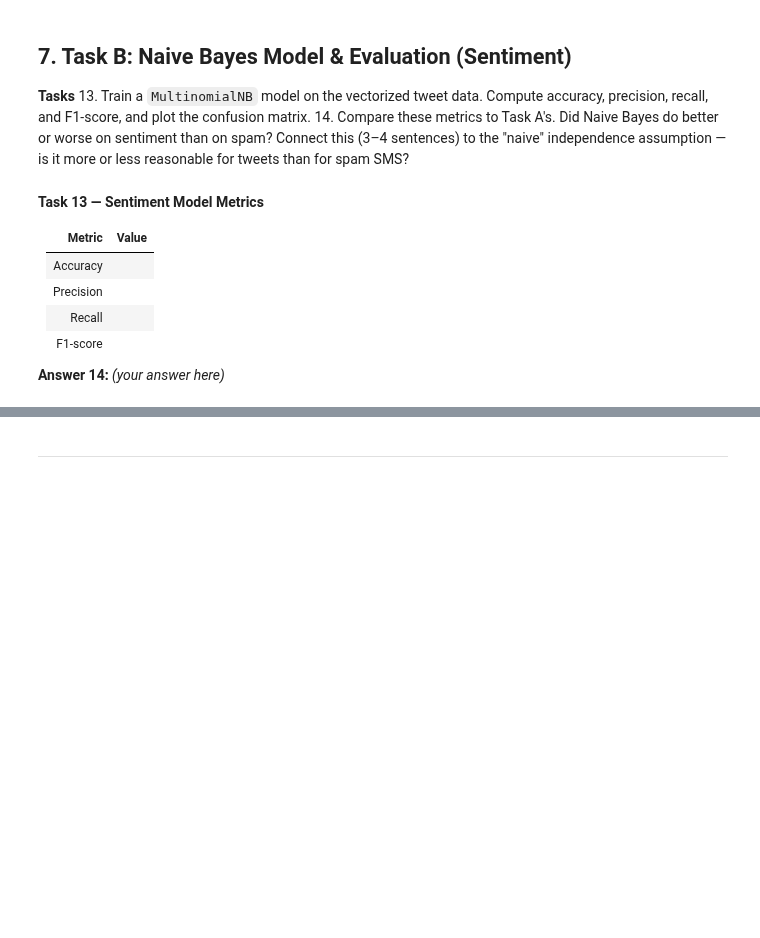
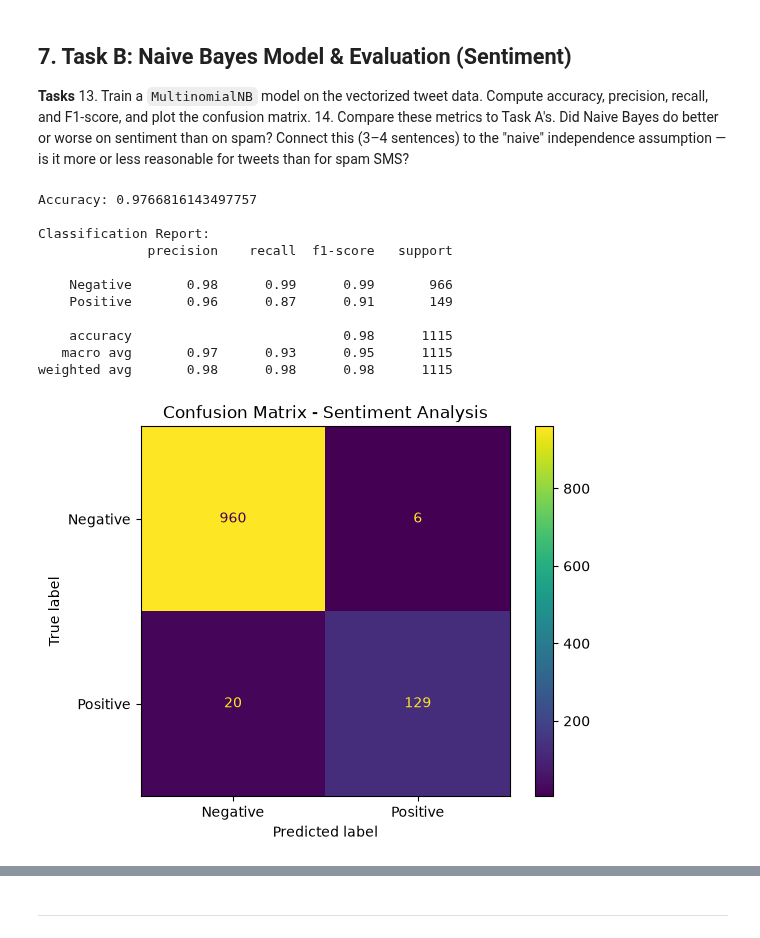
Before and after one commit to hussainwaseer/machine-learning-labs-sem5, a Jupyter notebook: machine learning lab 7/week7_ML_FA26.ipynb, the cells around one changed output, grey strips where cells are left out. Drawn from its saved outputs; the diff is of its cells as text; code cells hidden in the pictures; blank space fills up the shorter version.

```diff
--- a/machine learning lab 7/week7_ML_FA26.ipynb
+++ b/machine learning lab 7/week7_ML_FA26.ipynb
@@ -264,12 +278,39 @@ _(your answer here)_
-# %% [markdown]
-**Task 13 — Sentiment Model Metrics**
-
-| Metric | Value |
-|---|---|
-| Accuracy | |
-| Precision | |
-| Recall | |
-| F1-score | |
-
-**Answer 14:**
-_(your answer here)_
+# %%
+# Task 13 — train MultinomialNB, compute metrics, plot confusion matrix
+
+from sklearn.naive_bayes import MultinomialNB
+
+nb_sentiment = MultinomialNB()
+nb_sentiment.fit(X_train_vec, y_train)
+y_pred_sentiment = nb_sentiment.predict(X_test_vec)
+
+print("Accuracy:", accuracy_score(y_test, y_pred_sentiment))
+
+print("\nClassification Report:")
+print(classification_report(
+    y_test,
+    y_pred_sentiment,
+    target_names=["Negative", "Positive"]
+))
+cm = confusion_matrix(y_test, y_pred_sentiment)
+
+disp = ConfusionMatrixDisplay(
+    confusion_matrix=cm,
+    display_labels=["Negative", "Positive"]
+)
+disp.plot()
+plt.title("Confusion Matrix - Sentiment Analysis")
+plt.show()
+# %% [output]
+Accuracy: 0.9766816143497757
+
+Classification Report:
+              precision    recall  f1-score   support
+
+    Negative       0.98      0.99      0.99       966
+    Positive       0.96      0.87      0.91       149
+
+    accuracy                           0.98      1115
+   macro avg       0.97      0.93      0.95      1115
+weighted avg       0.98      0.98      0.98      1115
+[figure, added]
```
Also changed, not shown: parts of 13 cells of this notebook.
